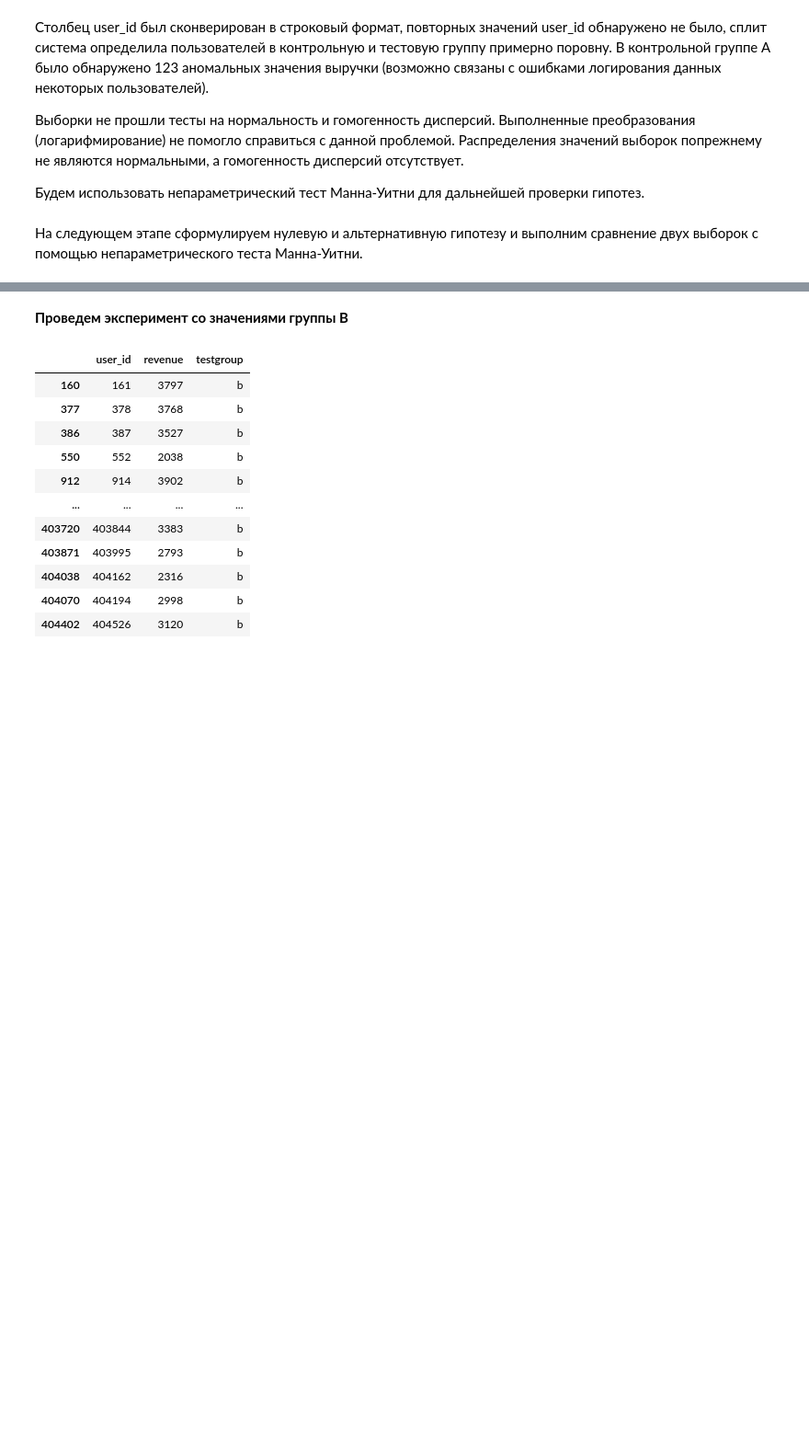
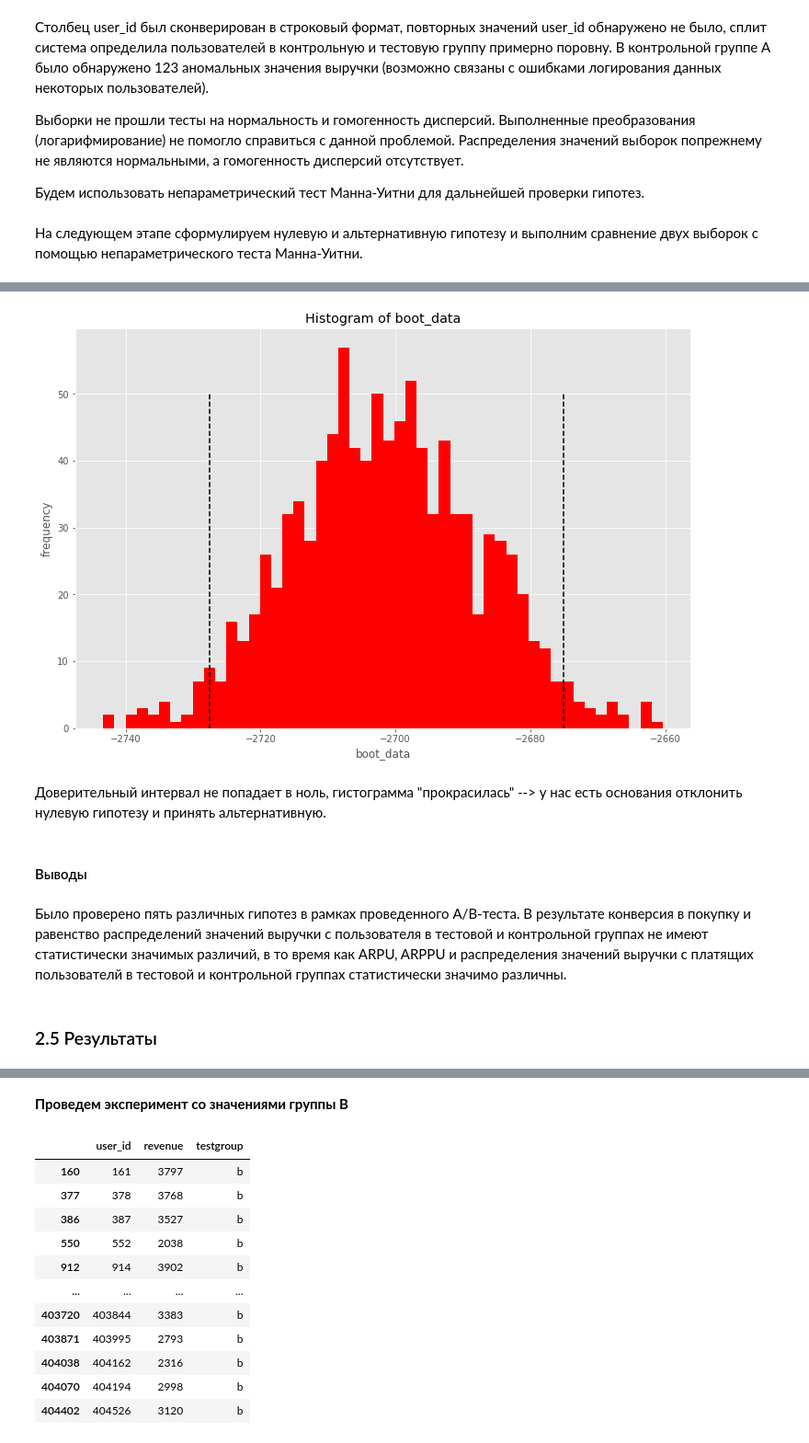
Before and after one commit to nktnlx/data_analysis_course, a Jupyter notebook: 37_final_project/final_project.ipynb, the cells around one changed output, grey strips where cells are left out. Shown at 92% size. Drawn from its saved outputs; the diff is of its cells as text; code cells hidden in the pictures; blank space fills up the shorter version.

```diff
--- a/37_final_project/final_project.ipynb
+++ b/37_final_project/final_project.ipynb
@@ -1143,0 +1376,15 @@ else:
+# %%
+# проводим bootstrap
+arppu_mean = get_bootstrap(ab_clean[(ab_clean['testgroup'] == 'a') & (ab_clean['revenue'] > 0)].revenue,
+                          ab_clean[(ab_clean['testgroup'] == 'b') & (ab_clean['revenue'] > 0)].revenue,
+                          statistic=np.mean)
+# %% [output]
+[figure, added]
+# %% [markdown]
+Доверительный интервал не попадает в ноль, гистограмма "прокрасилась" --> у нас есть основания отклонить нулевую гипотезу и принять альтернативную.
+# %% [markdown]
+#### Выводы
+# %% [markdown]
+Было проверено пять различных гипотез в рамках проведенного A/B-теста. В результате конверсия в покупку и равенство распределений значений выручки с пользователя в тестовой и контрольной группах не имеют статистически значимых различий, в то время как ARPU, ARPPU и распределения значений выручки с платящих пользователй в тестовой и контрольной группах статистически значимо различны.
+# %% [markdown]
+### 2.5 Результаты
```
Also changed, not shown: parts of 42 cells of this notebook.
